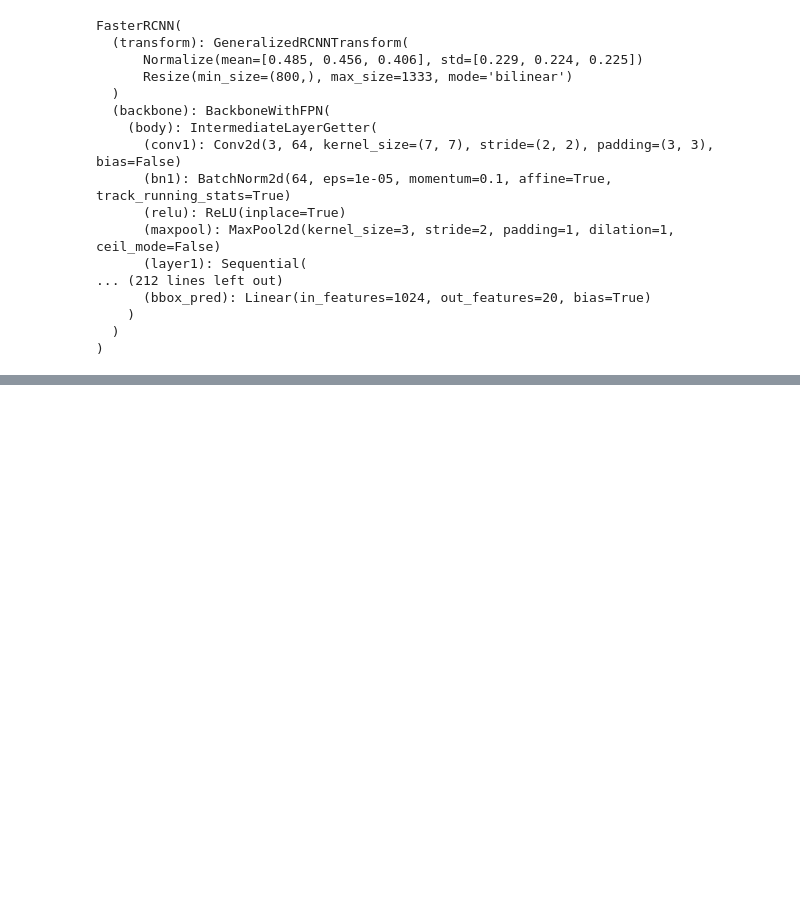
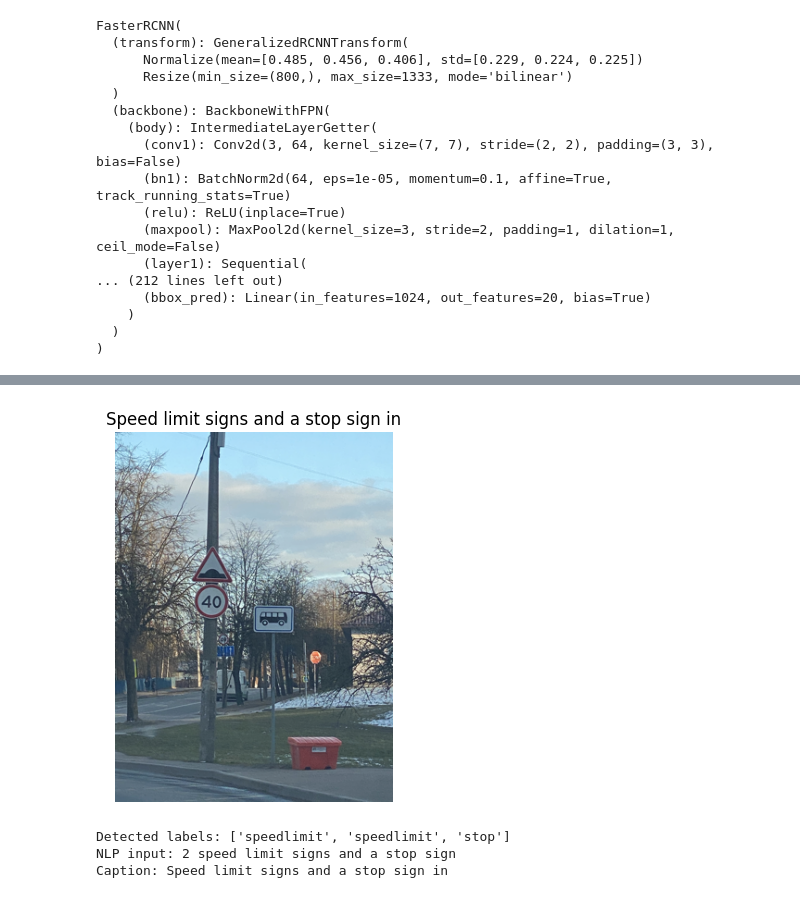
Before and after one commit to mereyybolat/Datasaur_QUATRO, a Jupyter notebook: cv.ipynb, the cells around one changed output, grey strips where cells are left out. Saved outputs shown, nothing was run; the diff lists cells and outputs as text; code cells hidden in the pictures; blank space fills up the shorter version.

```diff
--- a/cv.ipynb
+++ b/cv.ipynb
@@ -631,0 +1011,41 @@ torch.save(model.state_dict(), "cv_model.pth")
+# %%
+def template_caption(nlp_input):
+    if nlp_input.startswith("a ") or nlp_input.startswith("an "):
+        return f"There is {nlp_input} in the image."
+    elif nlp_input.startswith("no"):
+        return "No road signs are visible in the image."
+    else:
+        return f"There are {nlp_input} in the image."
+# %%
+caption = template_caption(nlp_input)
+# %%
+def final_demo(image_filename):
+    # Step 1: CV detection
+    labels = detect_from_xml(image_filename, ANNOTATIONS_PATH)
+
+    # Step 2: Format for NLP
+    nlp_input = format_for_nlp(labels)
+
+    # Step 3: Caption (choose one)
+
+    # Option A: neural caption
+    caption = generate_caption_stable(model_nlp, vocab, nlp_input)
+
+    # Option B: clean template caption (recommended for demo)
+    # caption = template_caption(nlp_input)
+
+    # Step 4: Show image
+    show_image_with_caption(image_filename, caption)
+
+    print("Detected labels:", labels)
+    print("NLP input:", nlp_input)
+    print("Caption:", caption)
+# %%
+import random
+image_filename = random.choice(os.listdir(IMAGES_PATH))
+final_demo(image_filename)
+# %% [output]
+[figure, added]
+Detected labels: ['speedlimit', 'speedlimit', 'stop']
+NLP input: 2 speed limit signs and a stop sign
+Caption: Speed limit signs and a stop sign in
```
Also changed, not shown: parts of 26 cells of this notebook.
